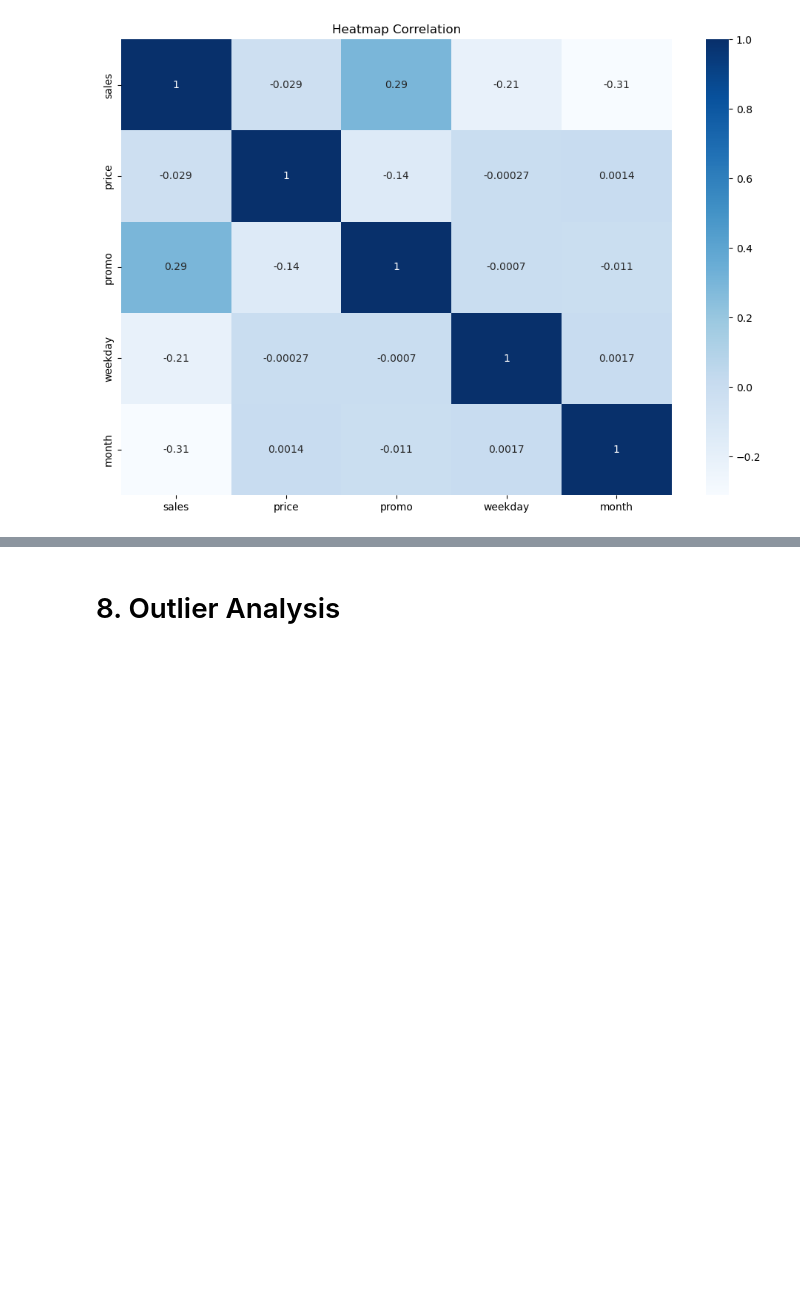
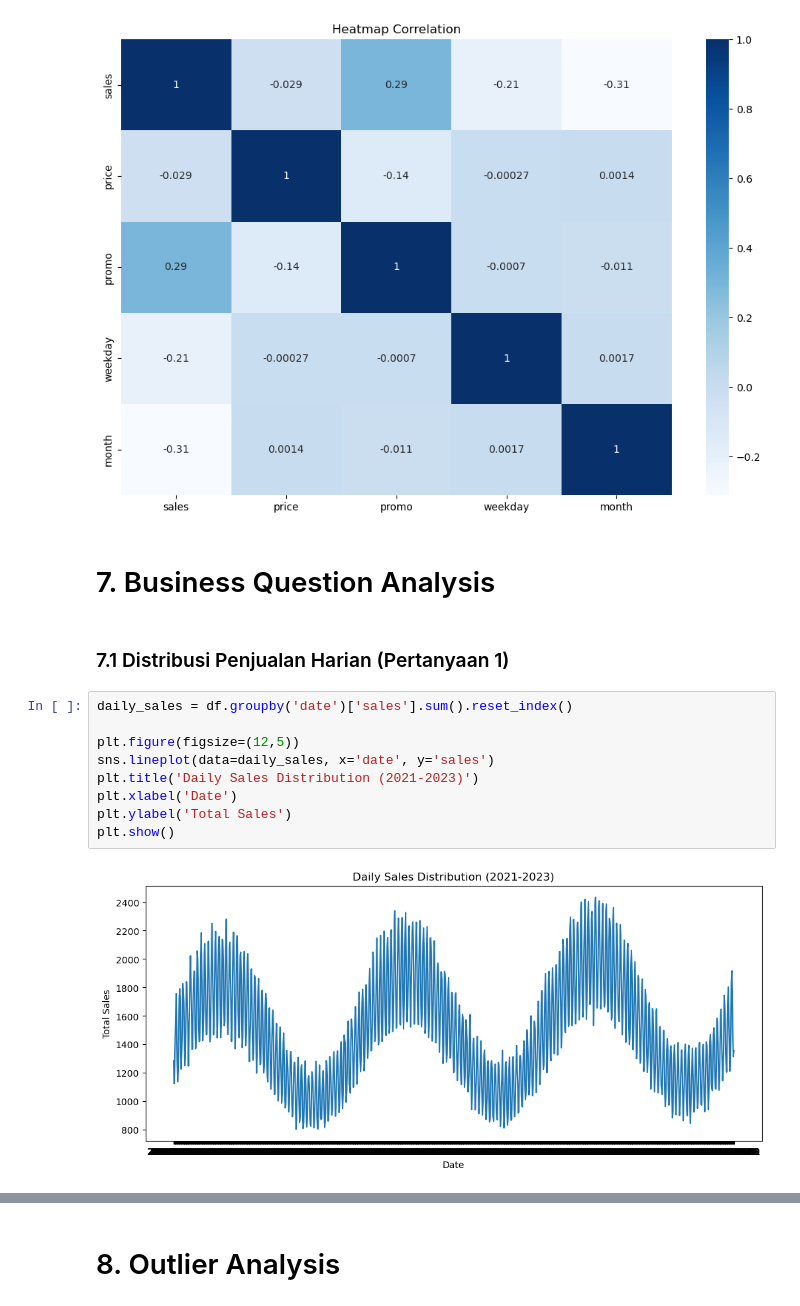
Before and after one commit to nabillaaaputri/SiDoku-capstone-project, a Jupyter notebook: data-science/notebook/2_eda.ipynb, the cells around one changed output, grey strips where cells are left out. Saved outputs shown, nothing was run; the diff lists cells and outputs as text; blank space fills up the shorter version.

Commit message:
Add business question analysis and EDA insights

```diff
--- a/data-science/notebook/2_eda.ipynb
+++ b/data-science/notebook/2_eda.ipynb
@@ -200,3 +200,18 @@ plt.title('Heatmap Correlation')
 plt.show()
 # %% [output]
 [figure]
+# %% [markdown]
+# 7. Business Question Analysis
+# %% [markdown]
+### 7.1 Distribusi Penjualan Harian (Pertanyaan 1)
+# %%
+daily_sales = df.groupby('date')['sales'].sum().reset_index()
+
+plt.figure(figsize=(12,5))
+sns.lineplot(data=daily_sales, x='date', y='sales')
+plt.title('Daily Sales Distribution (2021-2023)')
+plt.xlabel('Date')
+plt.ylabel('Total Sales')
+plt.show()
+# %% [output]
+[figure, added]
```
Also changed, not shown: parts of 23 cells of this notebook, 1 other file.
